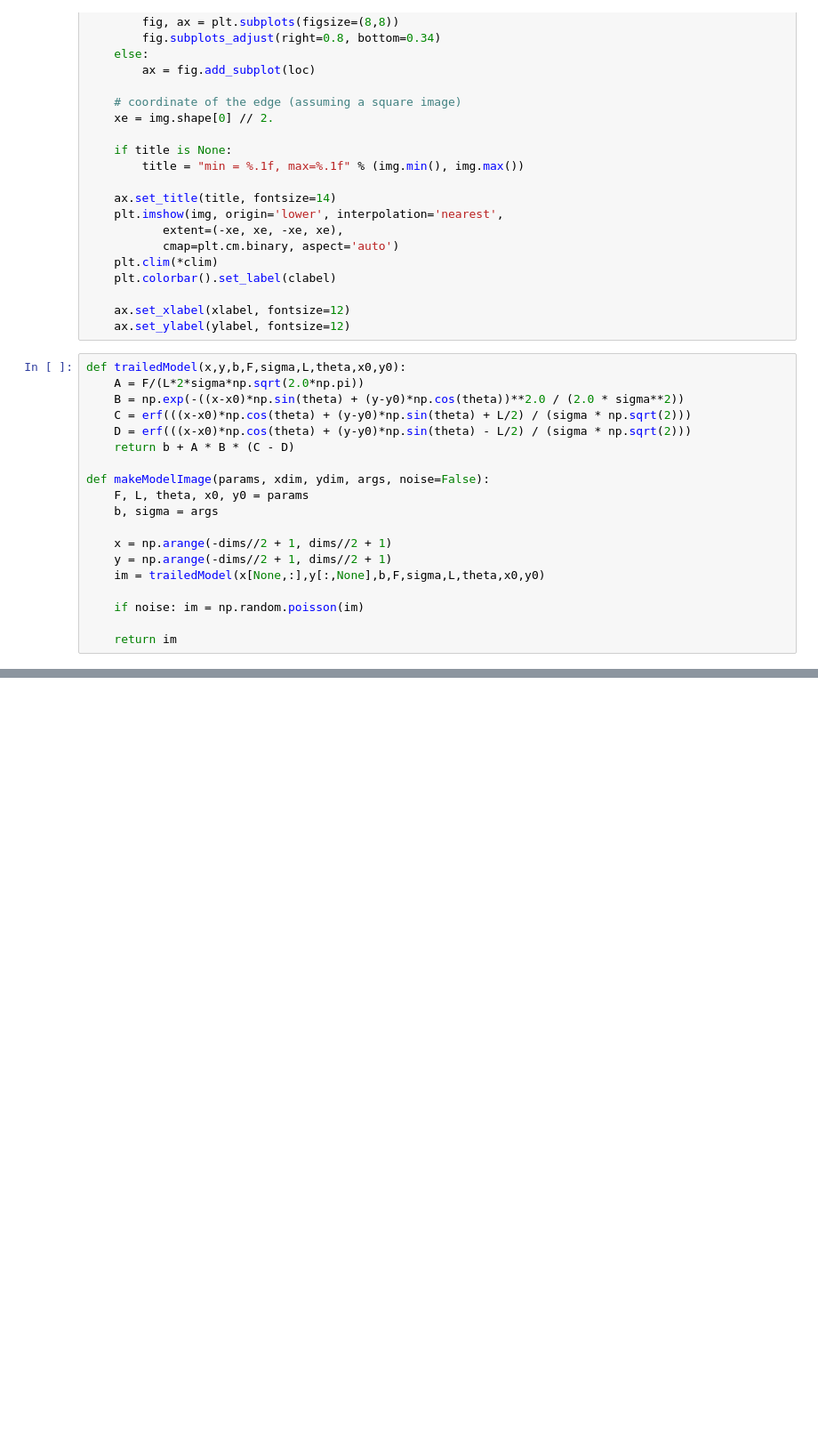
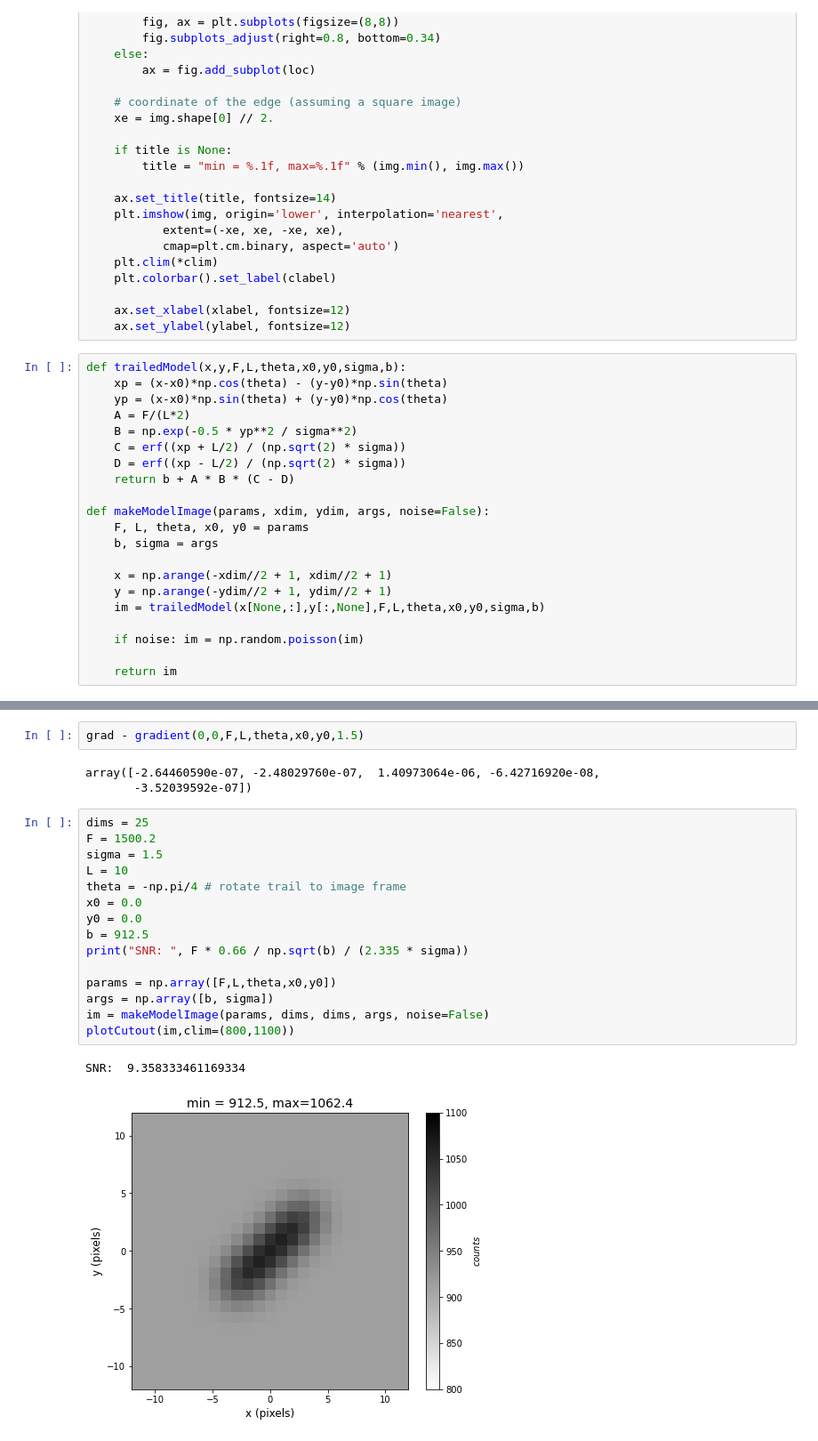
Before and after one commit to langfzac/streaks, a Jupyter notebook: veres.ipynb, the cells around one changed output, grey strips where cells are left out. Shown: that part at 89% size. Cells and saved outputs as stored; diff of their text form; blank space fills up the shorter version.

```diff
--- a/veres.ipynb
+++ b/veres.ipynb
@@ -34,20 +34,22 @@ def plotCutout(img, title = None, clabel='$counts$', xlabel='x (pixels)', ylabel
     ax.set_xlabel(xlabel, fontsize=12)
     ax.set_ylabel(ylabel, fontsize=12)
 # %%
-def trailedModel(x,y,b,F,sigma,L,theta,x0,y0):
-    A = F/(L*2*sigma*np.sqrt(2.0*np.pi))
-    B = np.exp(-((x-x0)*np.sin(theta) + (y-y0)*np.cos(theta))**2.0 / (2.0 * sigma**2))
-    C = erf(((x-x0)*np.cos(theta) + (y-y0)*np.sin(theta) + L/2) / (sigma * np.sqrt(2)))
-    D = erf(((x-x0)*np.cos(theta) + (y-y0)*np.sin(theta) - L/2) / (sigma * np.sqrt(2)))
+def trailedModel(x,y,F,L,theta,x0,y0,sigma,b):
+    xp = (x-x0)*np.cos(theta) - (y-y0)*np.sin(theta)
+    yp = (x-x0)*np.sin(theta) + (y-y0)*np.cos(theta)
+    A = F/(L*2)
+    B = np.exp(-0.5 * yp**2 / sigma**2)
+    C = erf((xp + L/2) / (np.sqrt(2) * sigma))
+    D = erf((xp - L/2) / (np.sqrt(2) * sigma))
     return b + A * B * (C - D)
 
 def makeModelImage(params, xdim, ydim, args, noise=False):
     F, L, theta, x0, y0 = params
     b, sigma = args
 
-    x = np.arange(-dims//2 + 1, dims//2 + 1)
-    y = np.arange(-dims//2 + 1, dims//2 + 1)
-    im = trailedModel(x[None,:],y[:,None],b,F,sigma,L,theta,x0,y0)
+    x = np.arange(-xdim//2 + 1, xdim//2 + 1)
+    y = np.arange(-ydim//2 + 1, ydim//2 + 1)
+    im = trailedModel(x[None,:],y[:,None],F,L,theta,x0,y0,sigma,b)
 
     if noise: im = np.random.poisson(im)
 
@@ -58,0 +123,23 @@ trailedModel(0,0,0,1200,1.5,1,0,0,0)
+# %%
+grad - gradient(0,0,F,L,theta,x0,y0,1.5)
+# %% [output]
+array([-2.64460590e-07, -2.48029760e-07,  1.40973064e-06, -6.42716920e-08,
+       -3.52039592e-07])
+# %%
+dims = 25
+F = 1500.2
+sigma = 1.5
+L = 10
+theta = -np.pi/4 # rotate trail to image frame
+x0 = 0.0
+y0 = 0.0
+b = 912.5
+print("SNR: ", F * 0.66 / np.sqrt(b) / (2.335 * sigma))
+
+params = np.array([F,L,theta,x0,y0])
+args = np.array([b, sigma])
+im = makeModelImage(params, dims, dims, args, noise=False)
+plotCutout(im,clim=(800,1100))
+# %% [output]
+SNR:  9.358333461169334
+[figure, added]
```
Also changed, not shown: parts of 23 cells of this notebook.
